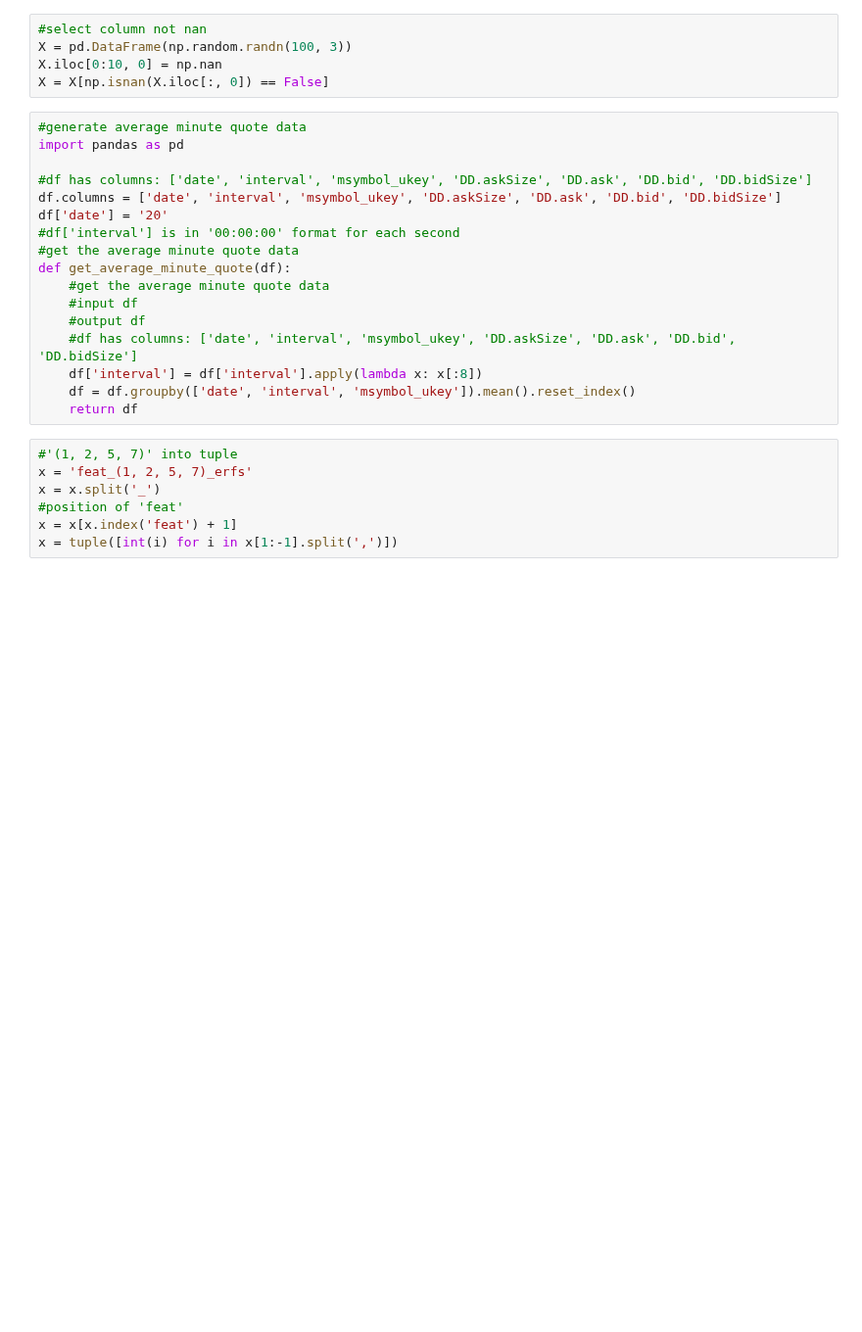
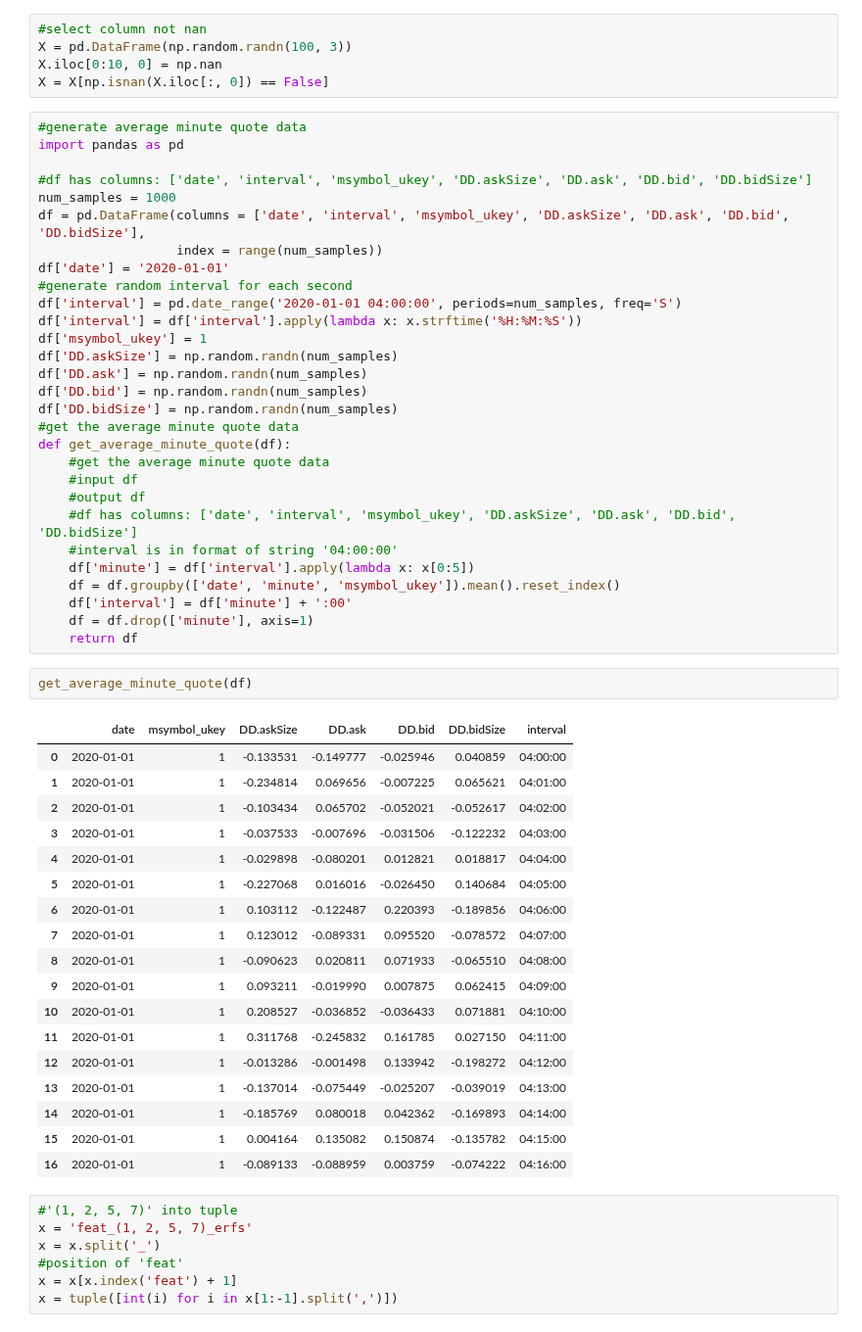
Before and after one commit to binweiyan/code, a Jupyter notebook: 1d-CNN.ipynb, the cells around one changed output. Shown at 98% size. Drawn from its saved outputs; the diff is of its cells as text; blank space fills up the shorter version.

```diff
--- a/1d-CNN.ipynb
+++ b/1d-CNN.ipynb
@@ -651,18 +651,51 @@ X = X[np.isnan(X.iloc[:, 0]) == False]
 import pandas as pd
 
 #df has columns: ['date', 'interval', 'msymbol_ukey', 'DD.askSize', 'DD.ask', 'DD.bid', 'DD.bidSize']
-df.columns = ['date', 'interval', 'msymbol_ukey', 'DD.askSize', 'DD.ask', 'DD.bid', 'DD.bidSize']
-df['date'] = '20'
-#df['interval'] is in '00:00:00' format for each second
+num_samples = 1000
+df = pd.DataFrame(columns = ['date', 'interval', 'msymbol_ukey', 'DD.askSize', 'DD.ask', 'DD.bid', 'DD.bidSize'],
+                  index = range(num_samples))
+df['date'] = '2020-01-01'
+#generate random interval for each second
+df['interval'] = pd.date_range('2020-01-01 04:00:00', periods=num_samples, freq='S')
+df['interval'] = df['interval'].apply(lambda x: x.strftime('%H:%M:%S'))
+df['msymbol_ukey'] = 1
+df['DD.askSize'] = np.random.randn(num_samples)
+df['DD.ask'] = np.random.randn(num_samples)
+df['DD.bid'] = np.random.randn(num_samples)
+df['DD.bidSize'] = np.random.randn(num_samples)
 #get the average minute quote data
 def get_average_minute_quote(df):
     #get the average minute quote data
     #input df
     #output df
     #df has columns: ['date', 'interval', 'msymbol_ukey', 'DD.askSize', 'DD.ask', 'DD.bid', 'DD.bidSize']
-    df['interval'] = df['interval'].apply(lambda x: x[:8])
-    df = df.groupby(['date', 'interval', 'msymbol_ukey']).mean().reset_index()
+    #interval is in format of string '04:00:00'
+    df['minute'] = df['interval'].apply(lambda x: x[0:5])
+    df = df.groupby(['date', 'minute', 'msymbol_ukey']).mean().reset_index()
+    df['interval'] = df['minute'] + ':00'
+    df = df.drop(['minute'], axis=1)
     return df
+# %%
+get_average_minute_quote(df)
+# %% [output]
+|  | date | msymbol_ukey | DD.askSize | DD.ask | DD.bid | DD.bidSize | interval |
+| 0 | 2020-01-01 | 1 | -0.133531 | -0.149777 | -0.025946 | 0.040859 | 04:00:00 |
+| 1 | 2020-01-01 | 1 | -0.234814 | 0.069656 | -0.007225 | 0.065621 | 04:01:00 |
+| 2 | 2020-01-01 | 1 | -0.103434 | 0.065702 | -0.052021 | -0.052617 | 04:02:00 |
+| 3 | 2020-01-01 | 1 | -0.037533 | -0.007696 | -0.031506 | -0.122232 | 04:03:00 |
+| 4 | 2020-01-01 | 1 | -0.029898 | -0.080201 | 0.012821 | 0.018817 | 04:04:00 |
+| 5 | 2020-01-01 | 1 | -0.227068 | 0.016016 | -0.026450 | 0.140684 | 04:05:00 |
+| 6 | 2020-01-01 | 1 | 0.103112 | -0.122487 | 0.220393 | -0.189856 | 04:06:00 |
+| 7 | 2020-01-01 | 1 | 0.123012 | -0.089331 | 0.095520 | -0.078572 | 04:07:00 |
+| 8 | 2020-01-01 | 1 | -0.090623 | 0.020811 | 0.071933 | -0.065510 | 04:08:00 |
+| 9 | 2020-01-01 | 1 | 0.093211 | -0.019990 | 0.007875 | 0.062415 | 04:09:00 |
+| 10 | 2020-01-01 | 1 | 0.208527 | -0.036852 | -0.036433 | 0.071881 | 04:10:00 |
+| 11 | 2020-01-01 | 1 | 0.311768 | -0.245832 | 0.161785 | 0.027150 | 04:11:00 |
+| 12 | 2020-01-01 | 1 | -0.013286 | -0.001498 | 0.133942 | -0.198272 | 04:12:00 |
+| 13 | 2020-01-01 | 1 | -0.137014 | -0.075449 | -0.025207 | -0.039019 | 04:13:00 |
+| 14 | 2020-01-01 | 1 | -0.185769 | 0.080018 | 0.042362 | -0.169893 | 04:14:00 |
+| 15 | 2020-01-01 | 1 | 0.004164 | 0.135082 | 0.150874 | -0.135782 | 04:15:00 |
+| 16 | 2020-01-01 | 1 | -0.089133 | -0.088959 | 0.003759 | -0.074222 | 04:16:00 |
 # %%
 #'(1, 2, 5, 7)' into tuple
 x = 'feat_(1, 2, 5, 7)_erfs'
```
Also changed, not shown: parts of 1 cell of this notebook.
